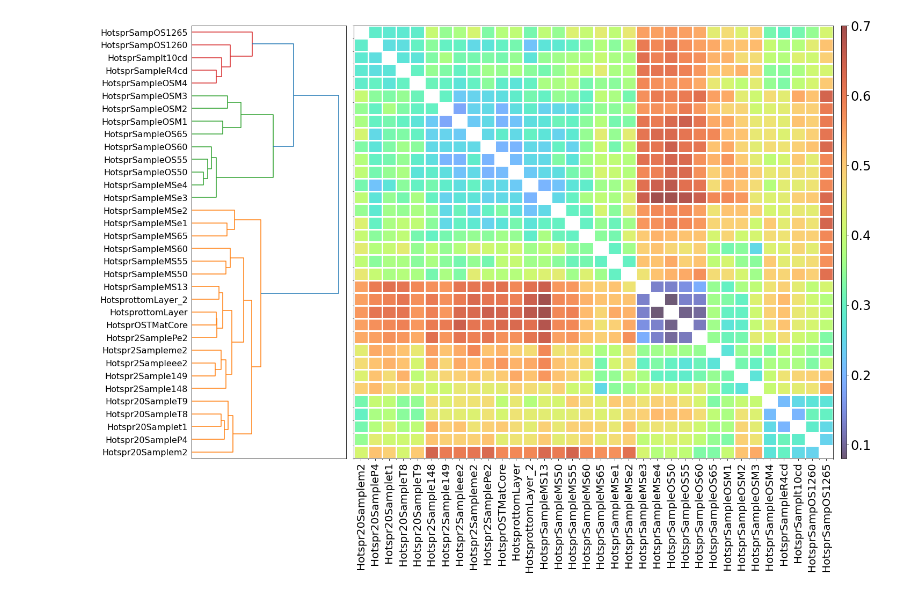
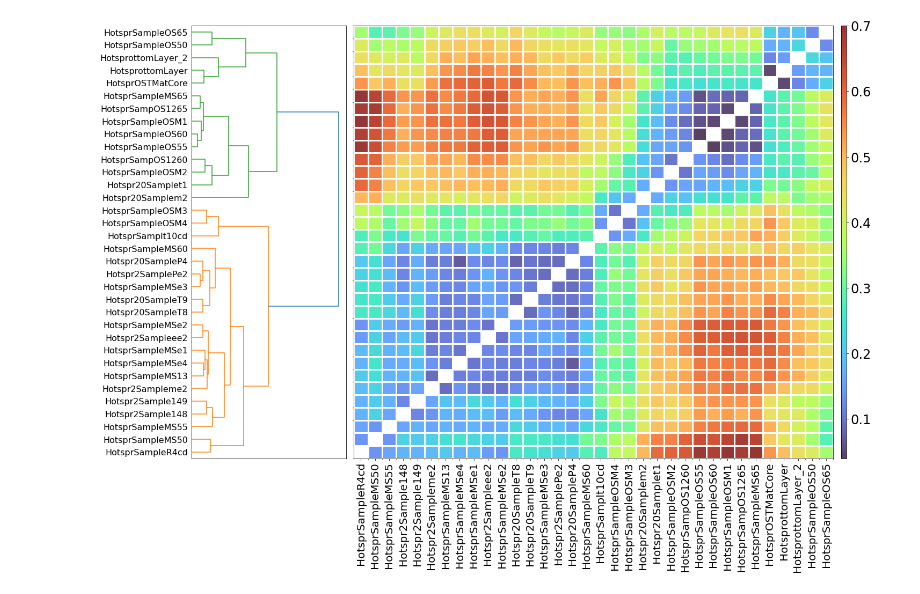
Before and after one commit to hsmurali/Hot_Springs_Analysis, a Jupyter notebook: Scripts/Strain-Analysis/Synechococcus_Paper/Cluster_Presence_Absence_Matrix_Novel_Contigs.ipynb, the cells around one changed output. Cells and saved outputs as stored; diff of their text form; code cells hidden in the pictures.

Commit message:
Updated Clustering based on coverage

```diff
--- a/Scripts/Strain-Analysis/Synechococcus_Paper/Cluster_Presence_Absence_Matrix_Novel_Contigs.ipynb
+++ b/Scripts/Strain-Analysis/Synechococcus_Paper/Cluster_Presence_Absence_Matrix_Novel_Contigs.ipynb
@@ -8,8 +8,12 @@ from scipy.spatial.distance import pdist, squareform
 rcParams = {'font.size': 24 , 'font.weight': 'normal', 'font.family': 'sans-serif',
             'axes.unicode_minus':False, 'axes.labelweight':'normal'}
 # %%
-df = pd.read_csv('/Users/harihara/Research-Activities/Data/Hot-Spring/contig_contaiment_by_sample_summary_map.txt', sep = "\t")
-FM = df.filter(regex = "Group_*").values
+df = pd.read_csv('/Users/harihara/Research-Activities/Data/Hot-Spring/Novel-Regions-Breadth-Coverage-Summary.txt', sep = "\t")
+df = df.set_index('Sample')
+FM = df.values#df.filter(regex = "Group_*").values
+FM[FM < 95] = 0
+FM[FM >= 95] = 1
+
 Dist_Mat = squareform(pdist(FM, metric = "hamming"))
 # %%
 plt.rcParams.update(rcParams)
@@ -17,37 +21,38 @@ plt.rcParams.update(rcParams)
 MAT = Dist_Mat
 
 fig = plt.figure(figsize=(20,16))
 axdendro = fig.add_axes([0.12,0.25,0.2,0.7])
 Y = sch.linkage(MAT, method='complete',optimal_ordering=True)
 Z = sch.dendrogram(Y, orientation='right', color_threshold = 0.6*max(Y[:,2]))
 index = Z['leaves']
-ticks = df.SampleID.tolist()
+ticks = np.array(df.index.tolist())
 axdendro.set_xticks([])
-axdendro.set_yticklabels(ticks, size = 16)
+axdendro.set_yticklabels(ticks[index], size = 16)
 
 axmatrix = fig.add_axes([0.33,0.25,0.62,0.7])
 
 MAT = MAT[index,:]
 MAT = MAT[:,index]
 MAT = np.round(MAT, 2)
 MAT[MAT == 0] = np.inf
-im = axmatrix.imshow(MAT, aspect='auto', origin='upper', interpolation = 'none', cmap = 'turbo', alpha = 0.7)
+im = axmatrix.imshow(MAT, aspect='auto', origin='lower', interpolation = 'none', cmap = 'turbo', alpha = 0.8)
 axmatrix.set_xticks(list(range(0, len(ticks))))
-axmatrix.set_xticklabels(ticks, rotation = 90, size = 20)
+axmatrix.set_xticklabels(ticks[index], rotation = 90, size = 20)
 axmatrix.xaxis.set_ticks_position('bottom')
 ng = len(ticks)
 axmatrix.set_xticks(np.arange(-.5, 34, 1), minor=True)
 axmatrix.set_yticks(np.arange(-.5, 34, 1), minor=True)
 
 # Gridlines based on minor ticks
 axmatrix.grid(which='minor', color='w', linestyle='-', linewidth=3)
 
 axmatrix.set_yticks([])
 
 axcolor = fig.add_axes([0.96,0.25,0.0075,0.7])
 plt.colorbar(im, cax=axcolor)
 
-fig.tight_layout()
-fig.savefig('/Users/harihara/Research-Activities/Plots/Hot_Spring_Plots/Synechococcus-Paper/Cluster_Novel_Contigs.pdf')
+fig.subplots_adjust(bottom = 0.001)
+fig.savefig('/Users/harihara/Research-Activities/Plots/Hot_Spring_Plots/Synechococcus-Paper/\
+Cluster_Novel_Contigs(Reads).pdf')
 # %% [output]
-[figure, old version]
+[figure, new version]
```
Also changed, not shown: 2 other files.
